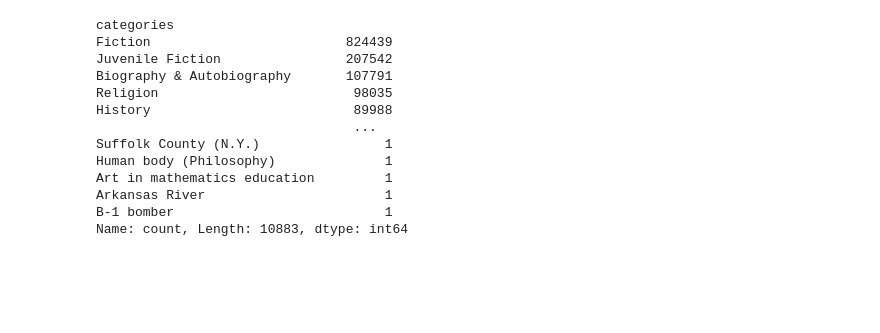
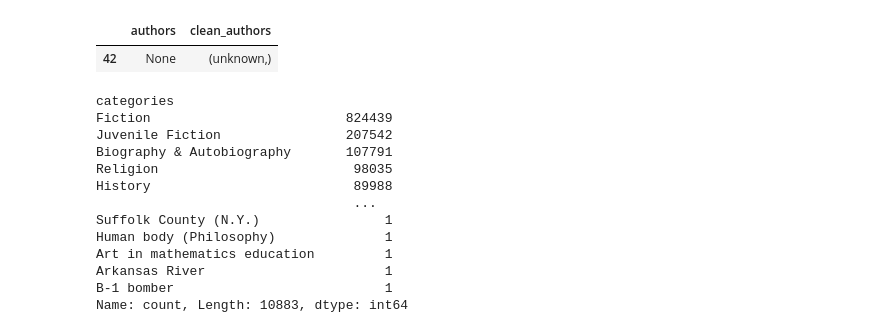
Before and after one commit to Gpaiva2814/Case-A3, a Jupyter notebook: EDA_analysis.ipynb, the cells around one changed output. Saved outputs shown, nothing was run; the diff lists cells and outputs as text; code cells hidden in the pictures; blank space fills up the shorter version.

Commit message:
Fix: corrige tratativas cleaning.py e mapeia novas metricas

```diff
--- a/EDA_analysis.ipynb
+++ b/EDA_analysis.ipynb
@@ -41,5 +70,12 @@ df['clean_authors'].explode().value_counts()
 # %%
-df[df['clean_authors'] == 'unknown'].shape[0]
+# 1. Filtra as linhas onde 'unknown' está presente na lista
+df_filtrado = df[df['clean_authors'].apply(lambda x: 'unknown' in x if isinstance(x, (list, np.ndarray)) else False)][['authors', 'clean_authors']]
+
+# 2. Converte para tupla apenas o que for iterável, preservando nulos, e roda o distinct
+df_filtrado.map(lambda x: tuple(x) if isinstance(x, (list, np.ndarray)) else x).drop_duplicates()
+# %% [output]
+|  | authors | clean_authors |
+| 42 | None | (unknown,) |
 # %%
 df['categories'].explode().value_counts()
 # %% [output]
```
Also changed, not shown: parts of 5 cells of this notebook, 5 other files.
